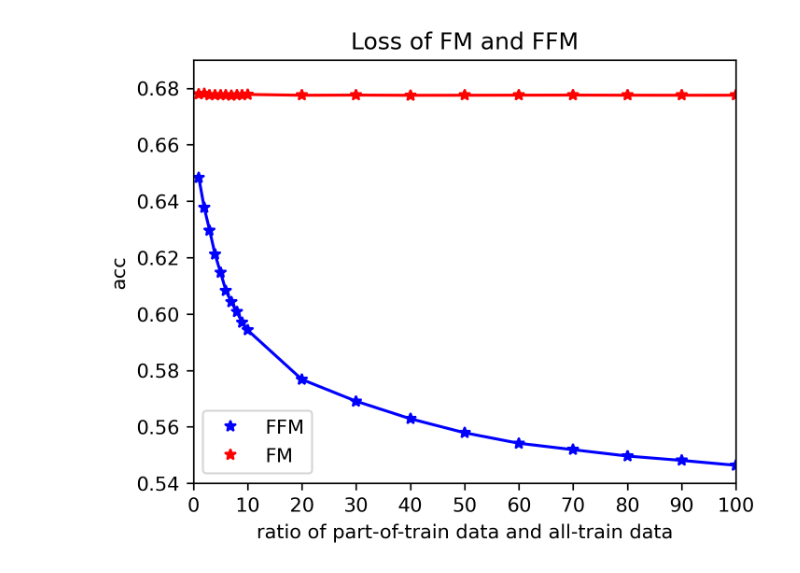
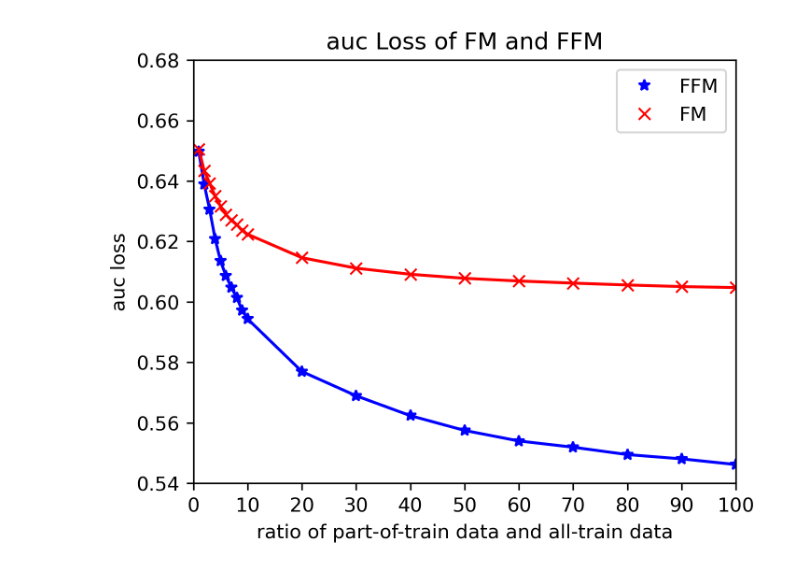
Before and after one commit to DoodleBears/cis_learn, a Jupyter notebook: dataset/kkbox/train/ffm/result_graph.ipynb, the cells around one changed output. Cells and saved outputs as stored; diff of their text form; code cells hidden in the pictures.

```diff
--- a/dataset/kkbox/train/ffm/result_graph.ipynb
+++ b/dataset/kkbox/train/ffm/result_graph.ipynb
@@ -17,3 +19,10 @@ ffm_loss_dict_list = {1: 0.648375, 2:0.637635, 3:0.629660, 4:0.621094, 5:0.61475
                   10: 0.594277, 20:0.576785, 30:0.569081, 40:0.562859, 50:0.557894, 60:0.554172, 70:0.551898, 80:0.549642, 90:0.548091,
                   100:0.546361 }
+# %%
+ffm_auc_dict_list = {1:0.667871, 2:0.687913, 3:0.702655, 4:0.713317, 5:0.722004, 6:0.728319, 7:0.732965, 8:0.737056, 9:0.741311,
+            10:0.744008, 20:0.763215, 30:0.772187, 40:0.779312, 50:0.784527, 60:0.788559, 70:0.791071, 80:0.793832, 90:0.795706,
+            100:0.797511 }
+ffm_auc_loss_dict_list = {1:0.649702, 2:0.638857, 3:0.630566, 4:0.620912, 5:0.613558, 6:0.608641, 7:0.604797, 8:0.601398, 9:0.597146,
+                  10:0.594363, 20:0.576963, 30:0.568939, 40:0.562357, 50:0.557465, 60:0.553988, 70:0.551922, 80:0.549487, 90:0.548061,
+                  100:0.546194 }
 # %%
@@ -26,3 +35,10 @@ fm_loss_dict_list = {1:0.677890, 2:0.678173, 3:0.677534, 4:0.677578, 5:0.677618,
+# %%
+fm_auc_dict_list = {1:0.659858, 2:0.672610, 3:0.680466, 4:0.687461, 5:0.693091, 6:0.697160, 7:0.700084, 8:0.702592, 9:0.705117,
+            10:0.706930, 20:0.718192, 30:0.723148, 40:0.725976, 50:0.727855, 60:0.729234, 70:0.730219, 80:0.731061, 90:0.731763,
+            100:0.732296 }
+fm_auc_loss_dict_list = {1:0.650526, 2:0.643351, 3:0.639257, 4:0.635003, 5:0.631658, 6:0.628909, 7:0.626985, 8:0.625562, 9:0.623592,
+                  10:0.622389, 20:0.614612, 30:0.611154, 40:0.609133, 50:0.607800, 60:0.606906, 70:0.606215, 80:0.605589, 90:0.605068,
+                  100:0.604728 }
 # %%
 # 导入依赖
 import numpy as np
@@ -121,27 +131,20 @@ plt.show()
 # %%
 range_x_left, range_y_left = 0, 0.54
-range_x_right, range_y_right = 100,0.69
-plt.title("Loss of FM and FFM")
+range_x_right, range_y_right = 100,0.68
+plt.title("auc Loss of FM and FFM")
 plt.xlabel('ratio of part-of-train data and all-train data')
-plt.ylabel('acc')
+plt.ylabel('auc loss')
 plt.xlim([range_x_left, range_x_right])
 plt.ylim([range_y_left, range_y_right])
-plt.plot(ffm_loss_dict_list.keys(),ffm_loss_dict_list.values() ,'b*', label='FFM')
-plt.plot(ffm_loss_dict_list.keys(),ffm_loss_dict_list.values() ,'b')
-plt.plot(fm_loss_dict_list.keys(),fm_loss_dict_list.values() ,'r*', label='FM')
-plt.plot(fm_loss_dict_list.keys(),fm_loss_dict_list.values() ,'r')
+plt.plot(ffm_auc_loss_dict_list.keys(),ffm_auc_loss_dict_list.values() ,'b*', label='FFM')
+plt.plot(ffm_auc_loss_dict_list.keys(),ffm_auc_loss_dict_list.values() ,'b')
+plt.plot(fm_auc_loss_dict_list.keys(),fm_auc_loss_dict_list.values() ,'rx', label='FM')
+plt.plot(fm_auc_loss_dict_list.keys(),fm_auc_loss_dict_list.values() ,'r')
 x_major_locator=MultipleLocator(10)
-#把x轴的刻度间隔设置为1，并存在变量里
-# y_major_locator=MultipleLocator(10)
-#把y轴的刻度间隔设置为10，并存在变量里
 ax=plt.gca()
-#ax为两条坐标轴的实例
 ax.xaxis.set_major_locator(x_major_locator)
-#把x轴的主刻度设置为1的倍数
-# ax.yaxis.set_major_locator(y_major_locator)
-#把y轴的主刻度设置为10的倍数
 plt.legend()
-plt.savefig('Loss_of_FM_and_FFM.png', dpi=300) #指定分辨率保存
+plt.savefig('auc_loss_of_FM_and_FFM.png', dpi=300) #指定分辨率保存
 plt.show()
 # %% [output]
-[figure, old version]
+[figure, new version]
```
Also changed, not shown: parts of 7 cells of this notebook, 15 other files.
